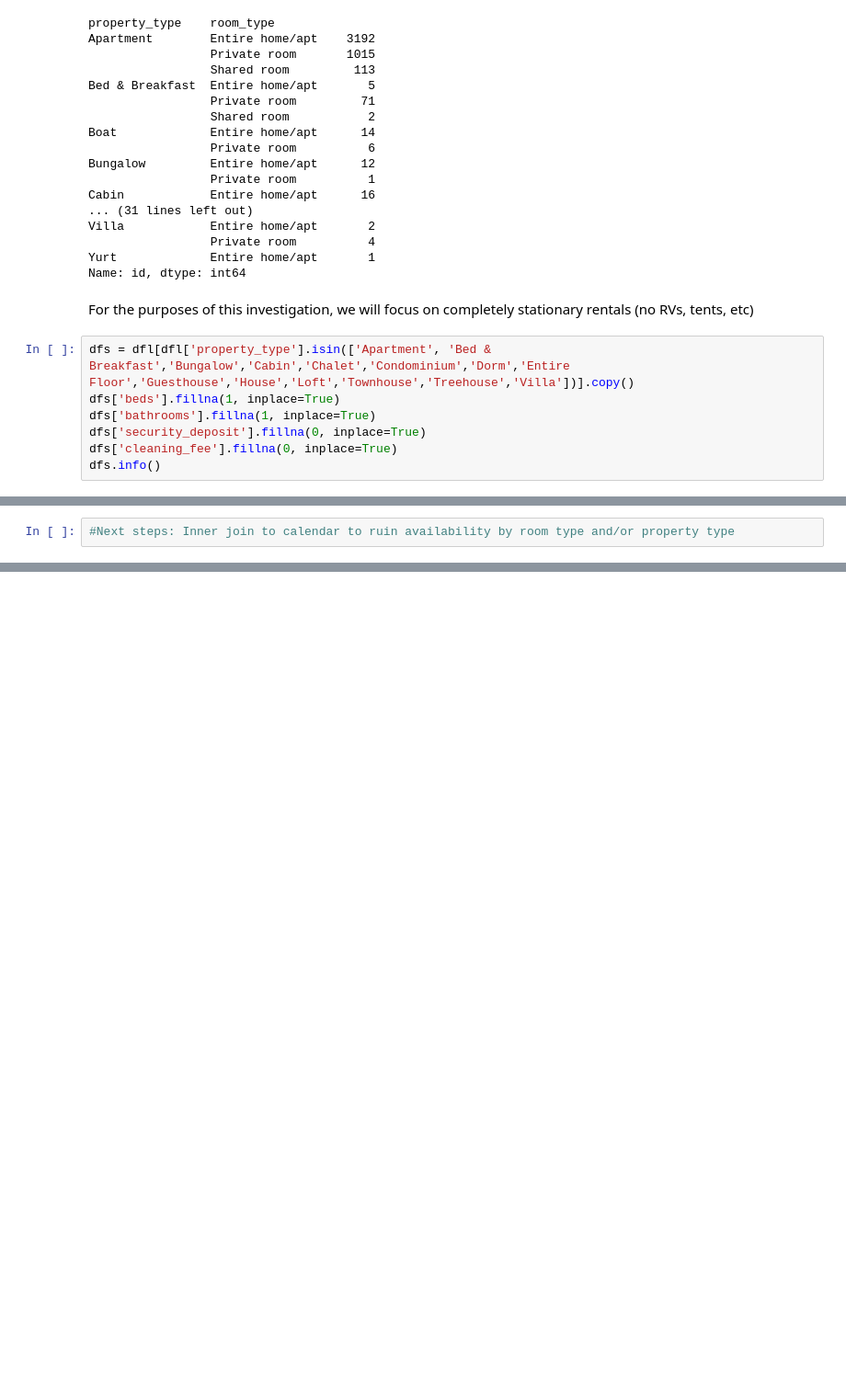
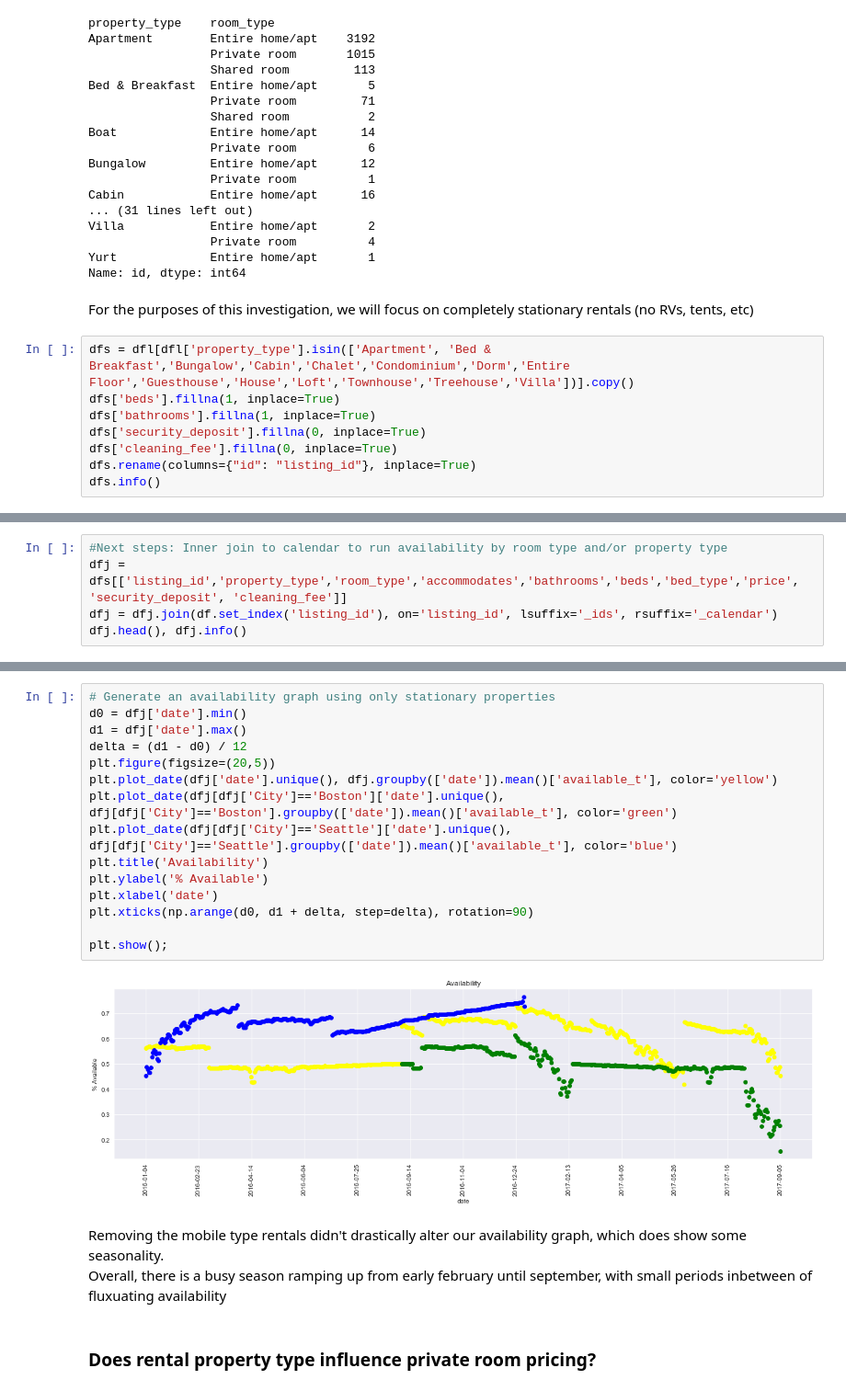
Before and after one commit to cory-walker/Airbnb, a Jupyter notebook: airbnb_data_investigation.ipynb, the cells around one changed output, grey strips where cells are left out. Shown: that part at 92% size. Cells and saved outputs as stored; diff of their text form; blank space fills up the shorter version.

Commit message:
added more investigative code
Reviewed availability, room pricing, and security deposit influence on availability

```diff
--- a/airbnb_data_investigation.ipynb
+++ b/airbnb_data_investigation.ipynb
@@ -67,6 +75,7 @@ dfs['beds'].fillna(1, inplace=True)
 dfs['bathrooms'].fillna(1, inplace=True)
 dfs['security_deposit'].fillna(0, inplace=True)
 dfs['cleaning_fee'].fillna(0, inplace=True)
+dfs.rename(columns={"id": "listing_id"}, inplace=True)
 dfs.info()
 # %% [output]
 <class 'pandas.core.frame.DataFrame'>
@@ -87,4 +96,7 @@ reviews_per_month                   5958 non-null float64
 dtypes: float64(17), int64(7), object(12)
 memory usage: 2.1+ MB
 # %%
-#Next steps: Inner join to calendar to ruin availability by room type and/or property type
+#Next steps: Inner join to calendar to run availability by room type and/or property type
+dfj = dfs[['listing_id','property_type','room_type','accommodates','bathrooms','beds','bed_type','price', 'security_deposit', 'cleaning_fee']]
+dfj = dfj.join(df.set_index('listing_id'), on='listing_id', lsuffix='_ids', rsuffix='_calendar')
+dfj.head(), dfj.info()
@@ -90,0 +143,22 @@ memory usage: 2.1+ MB
+# %%
+# Generate an availability graph using only stationary properties
+d0 = dfj['date'].min()
+d1 = dfj['date'].max()
+delta = (d1 - d0) / 12
+plt.figure(figsize=(20,5))
+plt.plot_date(dfj['date'].unique(), dfj.groupby(['date']).mean()['available_t'], color='yellow')
+plt.plot_date(dfj[dfj['City']=='Boston']['date'].unique(), dfj[dfj['City']=='Boston'].groupby(['date']).mean()['available_t'], color='green')
+plt.plot_date(dfj[dfj['City']=='Seattle']['date'].unique(), dfj[dfj['City']=='Seattle'].groupby(['date']).mean()['available_t'], color='blue')
+plt.title('Availability')
+plt.ylabel('% Available')
+plt.xlabel('date')
+plt.xticks(np.arange(d0, d1 + delta, step=delta), rotation=90)
+
+plt.show();
+# %% [output]
+[figure, added]
+# %% [markdown]
+Removing the mobile type rentals didn't drastically alter our availability graph, which does show some seasonality. <br>
+Overall, there is a busy season ramping up from early february until september, with small periods inbetween of fluxuating availability
+# %% [markdown]
+### Does rental property type influence private room pricing?
```
Also changed, not shown: parts of 12 cells of this notebook.
